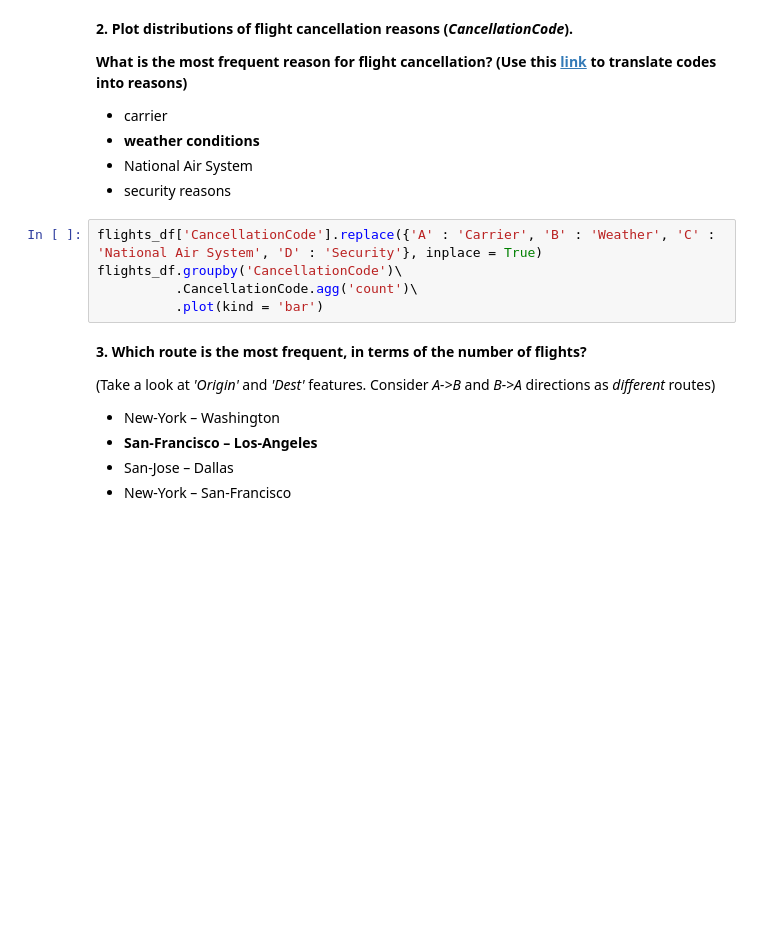
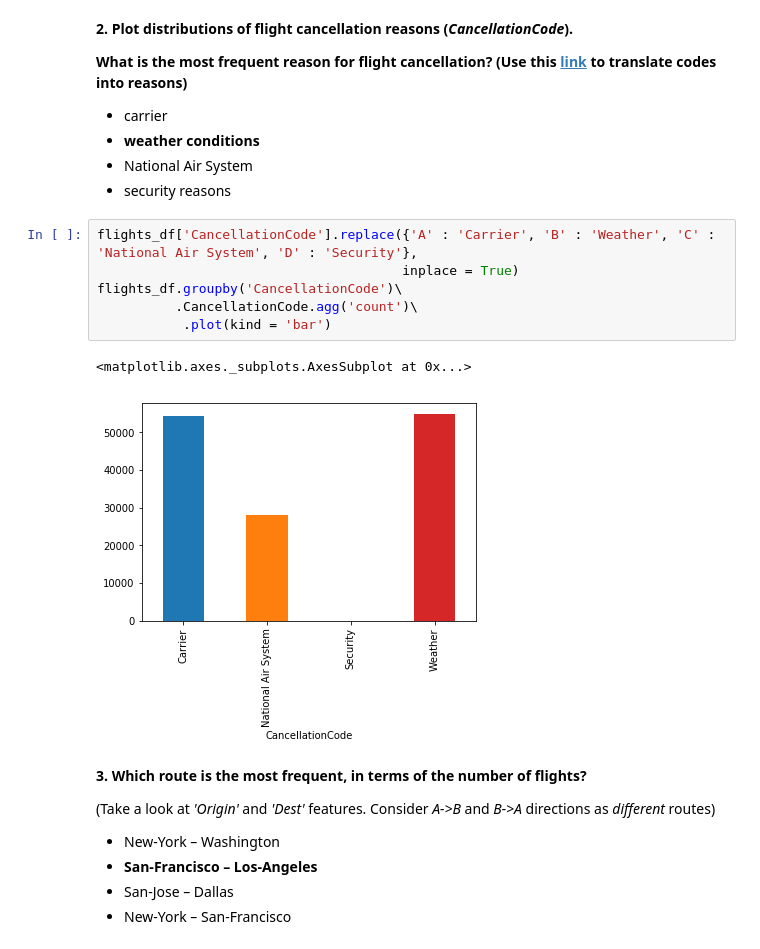
Before and after one commit to kazimanil/mlcourse.ai, a Jupyter notebook: mlcourse_2/mlcourse_2.ipynb, the cells around one changed output. Saved outputs shown, nothing was run; the diff lists cells and outputs as text; blank space fills up the shorter version.

```diff
--- a/mlcourse_2/mlcourse_2.ipynb
+++ b/mlcourse_2/mlcourse_2.ipynb
@@ -254,10 +199,14 @@ flights_df.loc[flights_df.Cancelled == 0]\
 - National Air System
 - security reasons
 # %%
-flights_df['CancellationCode'].replace({'A' : 'Carrier', 'B' : 'Weather', 'C' : 'National Air System', 'D' : 'Security'}, inplace = True)
+flights_df['CancellationCode'].replace({'A' : 'Carrier', 'B' : 'Weather', 'C' : 'National Air System', 'D' : 'Security'},
+                                       inplace = True)
 flights_df.groupby('CancellationCode')\
           .CancellationCode.agg('count')\
-          .plot(kind = 'bar')
+           .plot(kind = 'bar')
+# %% [output]
+<matplotlib.axes._subplots.AxesSubplot at 0x...>
+[figure, added]
 # %% [markdown]
 **3. Which route is the most frequent, in terms of the number of flights?**
 
```
Also changed, not shown: parts of 40 cells of this notebook.
